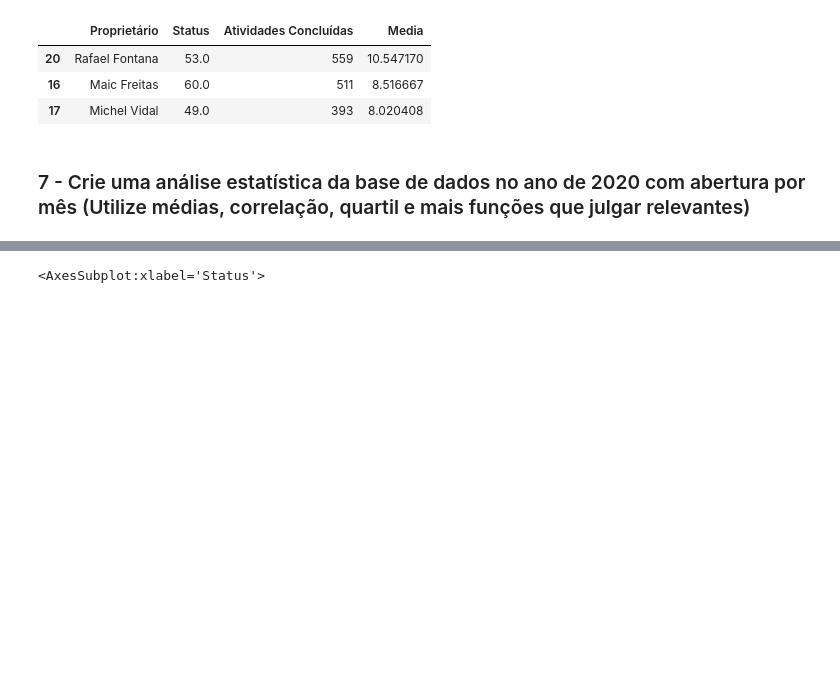
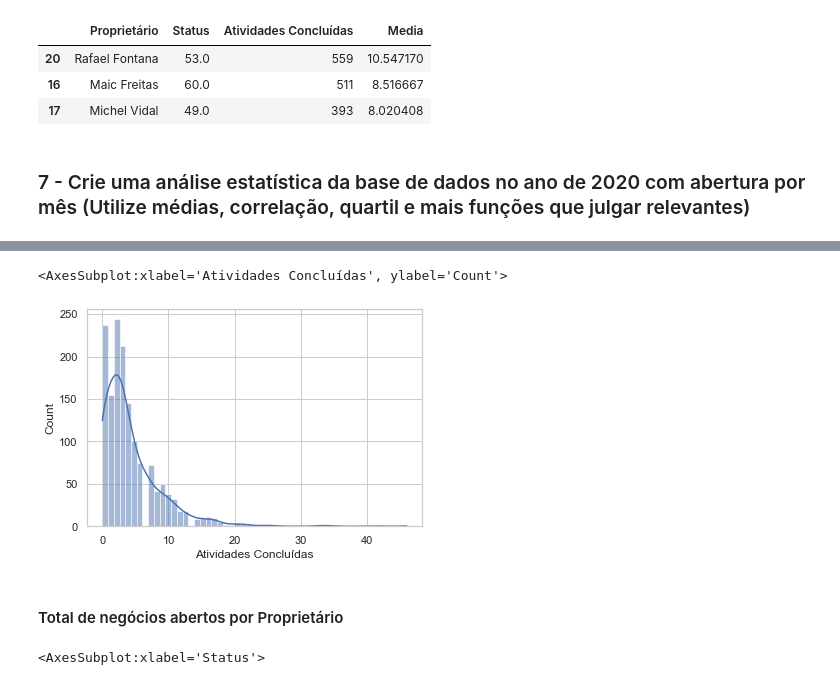
Before and after one commit to lunarti/Data-Challenge, a Jupyter notebook: parte 1.1.ipynb, the cells around one changed output, grey strips where cells are left out. Saved outputs shown, nothing was run; the diff lists cells and outputs as text; code cells hidden in the pictures; blank space fills up the shorter version.

```diff
--- a/parte 1.1.ipynb
+++ b/parte 1.1.ipynb
@@ -164,3 +166,10 @@ subset7.describe()
+# %%
+sns.histplot(subset7['Atividades Concluídas'], kde=True)
+# %% [output]
+<AxesSubplot:xlabel='Atividades Concluídas', ylabel='Count'>
+[figure, added]
+# %% [markdown]
+#### Total de negócios abertos por Proprietário
 # %%
 countbyProprietario=subset7.groupby('Proprietário').count().reset_index()
 sns.boxplot(countbyProprietario['Status'])
```
Also changed, not shown: parts of 15 cells of this notebook.
